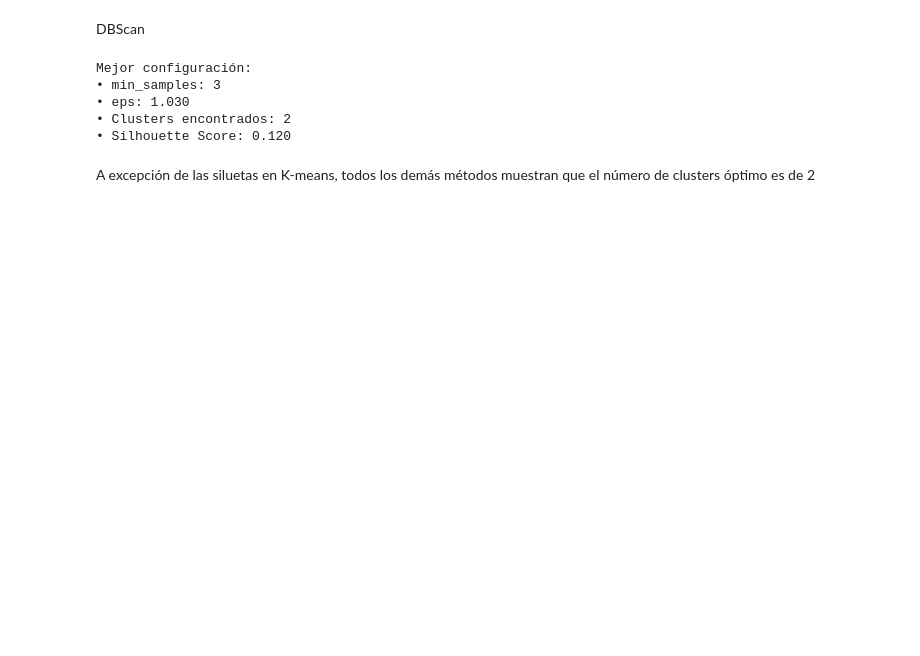
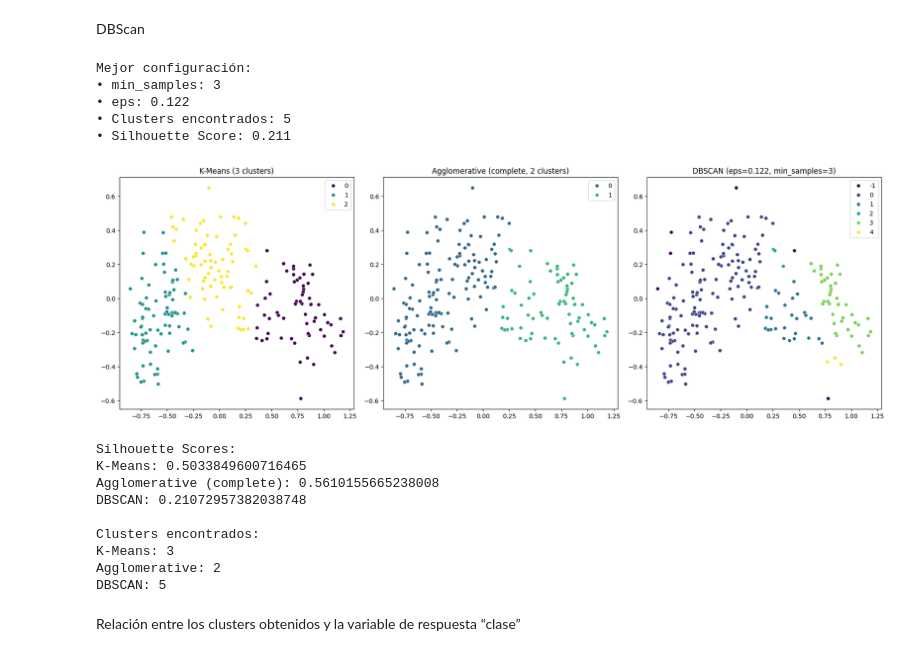
Before and after one commit to AlejandroMokovIvanchov-100432094/Grupo10_Practica2, a Jupyter notebook: practica2.ipynb, the cells around one changed output. Drawn from its saved outputs; the diff is of its cells as text; code cells hidden in the pictures; blank space fills up the shorter version.

```diff
--- a/practica2.ipynb
+++ b/practica2.ipynb
@@ -202,8 +216,8 @@ best_result = {'score': -1}
 for min_samples in min_samples_list:
     # Calcular k-distancia
     neigh = NearestNeighbors(n_neighbors=min_samples)
-    nbrs = neigh.fit(X)
-    distances, _ = nbrs.kneighbors(X)
+    nbrs = neigh.fit(X_scaled)
+    distances, _ = nbrs.kneighbors(X_scaled)
     k_distances = np.sort(distances[:, -1])
 
     # Detectar el "codo" automáticamente para estimar eps
@@ -213,12 +227,12 @@ for min_samples in min_samples_list:
     eps = k_distances[knee.knee]
 
     # Aplicar DBSCAN
-    db = DBSCAN(eps=eps, min_samples=min_samples).fit(X)
+    db = DBSCAN(eps=eps, min_samples=min_samples).fit(X_scaled)
     labels = db.labels_
     n_clusters = len(set(labels)) - (1 if -1 in labels else 0)
 
     if n_clusters > 1:
-        score = silhouette_score(X, labels)
+        score = silhouette_score(X_scaled, labels)
         if score > best_result['score']:
             best_result.update({
                 'score': score,
@@ -240,8 +254,65 @@ else:
 # %% [output]
 Mejor configuración:
 • min_samples: 3
-• eps: 1.030
-• Clusters encontrados: 2
-• Silhouette Score: 0.120
+• eps: 0.122
+• Clusters encontrados: 5
+• Silhouette Score: 0.211
-# %% [markdown]
-A excepción de las siluetas en K-means, todos los demás métodos muestran que el número de clusters óptimo es de 2
+# %%
+kmeans = KMeans(n_clusters=3, random_state=432094)
+kmeans_labels = kmeans.fit_predict(X_scaled)
+
+# Agglomerative Clustering con linkage='complete' y 2 clusters
+agglo = AgglomerativeClustering(n_clusters=2, linkage='complete')
+agglo_labels = agglo.fit_predict(X_scaled)
+
+# DBSCAN con parámetros óptimos encontrados
+dbscan_labels = best_result['labels']
+
+# Visualización
+fig, ax = plt.subplots(1, 3, figsize=(18, 6))
+
+# K-Means
+sns.scatterplot(x=X_scaled[:, 0], y=X_scaled[:, 1], hue=kmeans_labels, palette='viridis', ax=ax[0])
+ax[0].set_title('K-Means (3 clusters)')
+
+# Agglomerative Clustering
+sns.scatterplot(x=X_scaled[:, 0], y=X_scaled[:, 1], hue=agglo_labels, palette='viridis', ax=ax[1])
+ax[1].set_title('Agglomerative (complete, 2 clusters)')
+
+# DBSCAN
+sns.scatterplot(x=X_scaled[:, 0], y=X_scaled[:, 1], hue=dbscan_labels, palette='viridis', ax=ax[2])
+ax[2].set_title('DBSCAN (eps=0.122, min_samples=3)')
+
+plt.tight_layout()
+plt.show()
+
+# Silhouette scores
+def get_silhouette(X, labels):
+    return silhouette_score(X, labels) if len(set(labels)) > 1 and -1 not in set(labels) else "N/A"
+
+print("Silhouette Scores:")
+print(f"K-Means: {get_silhouette(X_scaled, kmeans_labels)}")
+print(f"Agglomerative (complete): {get_silhouette(X_scaled, agglo_labels)}")
+print(f"DBSCAN: {best_result['score']}")
+
+# Clusters encontrados
+def count_clusters(labels):
+    return len(set(labels)) - (1 if -1 in labels else 0)
+
+print("\nClusters encontrados:")
+print(f"K-Means: {count_clusters(kmeans_labels)}")
+print(f"Agglomerative: {count_clusters(agglo_labels)}")
+print(f"DBSCAN: {count_clusters(dbscan_labels)}")
+# %% [output]
+[figure, added]
+Silhouette Scores:
+K-Means: 0.5033849600716465
+Agglomerative (complete): 0.5610155665238008
+DBSCAN: 0.21072957382038748
+
+Clusters encontrados:
+K-Means: 3
+Agglomerative: 2
+DBSCAN: 5
+# %% [markdown]
+Relación entre los clusters obtenidos y la variable de respuesta “clase”
```
Also changed, not shown: parts of 12 cells of this notebook.
